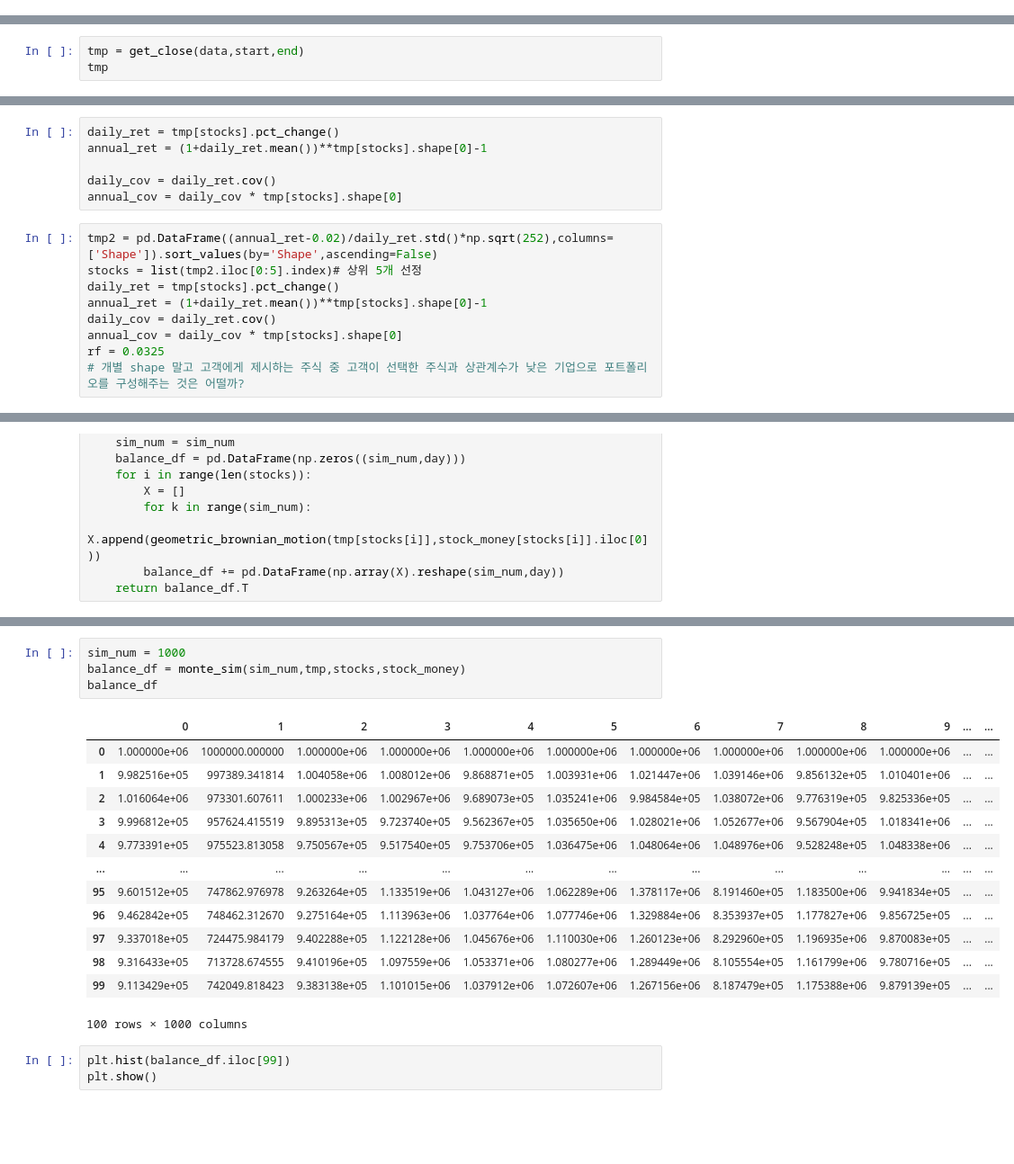
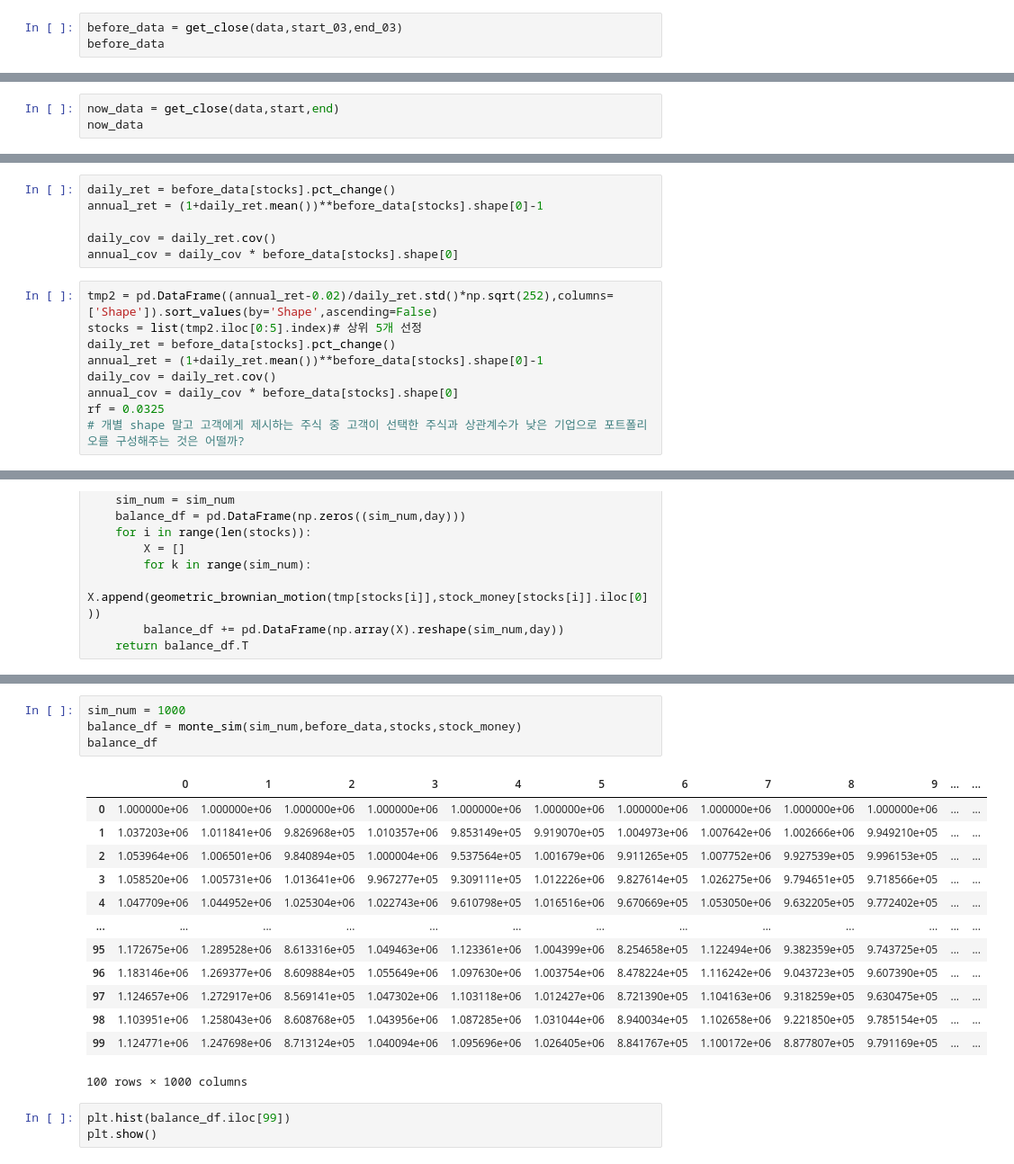
Before and after one commit to DanDanHeeWorld/to_upward, a Jupyter notebook: 포트폴리오구성+monte2.ipynb, the cells around one changed output, grey strips where cells are left out. Shown at 90% size. Cells and saved outputs as stored; diff of their text form; blank space fills up the shorter version.

```diff
--- a/포트폴리오구성+monte2.ipynb
+++ b/포트폴리오구성+monte2.ipynb
@@ -73,3 +92,6 @@ def get_close(data,start,end):
     for n in stocks:
         tmp[n] = stock.get_market_ohlcv(start, end, data[data['Name'] == n]['Code'])['종가']
     return tmp
+# %%
+before_data = get_close(data,start_03,end_03)
+before_data
@@ -76,6 +113,6 @@ def get_close(data,start,end):
 # %%
-tmp = get_close(data,start,end)
-tmp
+now_data = get_close(data,start,end)
+now_data
 # %% [output]
 |  | 삼성전자 | SK하이닉스 | POSCO홀딩스 | LG화학 | 현대차 | 기아 | LG전자 | HMM | LG이노텍 | 키움증권 | 효성첨단소재 | ... |
 | 날짜 |  |  |  |  |  |  |  |  |  |  |  | ... |
@@ -94,15 +148,15 @@ tmp
 # %%
-daily_ret = tmp[stocks].pct_change()
-annual_ret = (1+daily_ret.mean())**tmp[stocks].shape[0]-1
+daily_ret = before_data[stocks].pct_change()
+annual_ret = (1+daily_ret.mean())**before_data[stocks].shape[0]-1
 
 daily_cov = daily_ret.cov()
-annual_cov = daily_cov * tmp[stocks].shape[0]
+annual_cov = daily_cov * before_data[stocks].shape[0]
 # %%
 tmp2 = pd.DataFrame((annual_ret-0.02)/daily_ret.std()*np.sqrt(252),columns= ['Shape']).sort_values(by='Shape',ascending=False)
 stocks = list(tmp2.iloc[0:5].index)# 상위 5개 선정
-daily_ret = tmp[stocks].pct_change()
-annual_ret = (1+daily_ret.mean())**tmp[stocks].shape[0]-1
+daily_ret = before_data[stocks].pct_change()
+annual_ret = (1+daily_ret.mean())**before_data[stocks].shape[0]-1
 daily_cov = daily_ret.cov()
-annual_cov = daily_cov * tmp[stocks].shape[0]
+annual_cov = daily_cov * before_data[stocks].shape[0]
 rf = 0.0325
 # 개별 shape 말고 고객에게 제시하는 주식 중 고객이 선택한 주식과 상관계수가 낮은 기업으로 포트폴리오를 구성해주는 것은 어떨까?
@@ -274,20 +396,20 @@ stock_money
 # %%
 sim_num = 1000
-balance_df = monte_sim(sim_num,tmp,stocks,stock_money)
+balance_df = monte_sim(sim_num,before_data,stocks,stock_money)
 balance_df
 # %% [output]
 |  | 0 | 1 | 2 | 3 | 4 | 5 | 6 | 7 | 8 | 9 | ... | ... |
-| 0 | 1.000000e+06 | 1000000.000000 | 1.000000e+06 | 1.000000e+06 | 1.000000e+06 | 1.000000e+06 | 1.000000e+06 | 1.000000e+06 | 1.000000e+06 | 1.000000e+06 | ... | ... |
-| 1 | 9.982516e+05 | 997389.341814 | 1.004058e+06 | 1.008012e+06 | 9.868871e+05 | 1.003931e+06 | 1.021447e+06 | 1.039146e+06 | 9.856132e+05 | 1.010401e+06 | ... | ... |
-| 2 | 1.016064e+06 | 973301.607611 | 1.000233e+06 | 1.002967e+06 | 9.689073e+05 | 1.035241e+06 | 9.984584e+05 | 1.038072e+06 | 9.776319e+05 | 9.825336e+05 | ... | ... |
-| 3 | 9.996812e+05 | 957624.415519 | 9.895313e+05 | 9.723740e+05 | 9.562367e+05 | 1.035650e+06 | 1.028021e+06 | 1.052677e+06 | 9.567904e+05 | 1.018341e+06 | ... | ... |
-| 4 | 9.773391e+05 | 975523.813058 | 9.750567e+05 | 9.517540e+05 | 9.753706e+05 | 1.036475e+06 | 1.048064e+06 | 1.048976e+06 | 9.528248e+05 | 1.048338e+06 | ... | ... |
+| 0 | 1.000000e+06 | 1.000000e+06 | 1.000000e+06 | 1.000000e+06 | 1.000000e+06 | 1.000000e+06 | 1.000000e+06 | 1.000000e+06 | 1.000000e+06 | 1.000000e+06 | ... | ... |
+| 1 | 1.037203e+06 | 1.011841e+06 | 9.826968e+05 | 1.010357e+06 | 9.853149e+05 | 9.919070e+05 | 1.004973e+06 | 1.007642e+06 | 1.002666e+06 | 9.949210e+05 | ... | ... |
+| 2 | 1.053964e+06 | 1.006501e+06 | 9.840894e+05 | 1.000004e+06 | 9.537564e+05 | 1.001679e+06 | 9.911265e+05 | 1.007752e+06 | 9.927539e+05 | 9.996153e+05 | ... | ... |
+| 3 | 1.058520e+06 | 1.005731e+06 | 1.013641e+06 | 9.967277e+05 | 9.309111e+05 | 1.012226e+06 | 9.827614e+05 | 1.026275e+06 | 9.794651e+05 | 9.718566e+05 | ... | ... |
+| 4 | 1.047709e+06 | 1.044952e+06 | 1.025304e+06 | 1.022743e+06 | 9.610798e+05 | 1.016516e+06 | 9.670669e+05 | 1.053050e+06 | 9.632205e+05 | 9.772402e+05 | ... | ... |
 | ... | ... | ... | ... | ... | ... | ... | ... | ... | ... | ... | ... | ... |
-| 95 | 9.601512e+05 | 747862.976978 | 9.263264e+05 | 1.133519e+06 | 1.043127e+06 | 1.062289e+06 | 1.378117e+06 | 8.191460e+05 | 1.183500e+06 | 9.941834e+05 | ... | ... |
-| 96 | 9.462842e+05 | 748462.312670 | 9.275164e+05 | 1.113963e+06 | 1.037764e+06 | 1.077746e+06 | 1.329884e+06 | 8.353937e+05 | 1.177827e+06 | 9.856725e+05 | ... | ... |
-| 97 | 9.337018e+05 | 724475.984179 | 9.402288e+05 | 1.122128e+06 | 1.045676e+06 | 1.110030e+06 | 1.260123e+06 | 8.292960e+05 | 1.196935e+06 | 9.870083e+05 | ... | ... |
-| 98 | 9.316433e+05 | 713728.674555 | 9.410196e+05 | 1.097559e+06 | 1.053371e+06 | 1.080277e+06 | 1.289449e+06 | 8.105554e+05 | 1.161799e+06 | 9.780716e+05 | ... | ... |
-| 99 | 9.113429e+05 | 742049.818423 | 9.383138e+05 | 1.101015e+06 | 1.037912e+06 | 1.072607e+06 | 1.267156e+06 | 8.187479e+05 | 1.175388e+06 | 9.879139e+05 | ... | ... |
+| 95 | 1.172675e+06 | 1.289528e+06 | 8.613316e+05 | 1.049463e+06 | 1.123361e+06 | 1.004399e+06 | 8.254658e+05 | 1.122494e+06 | 9.382359e+05 | 9.743725e+05 | ... | ... |
+| 96 | 1.183146e+06 | 1.269377e+06 | 8.609884e+05 | 1.055649e+06 | 1.097630e+06 | 1.003754e+06 | 8.478224e+05 | 1.116242e+06 | 9.043723e+05 | 9.607390e+05 | ... | ... |
+| 97 | 1.124657e+06 | 1.272917e+06 | 8.569141e+05 | 1.047302e+06 | 1.103118e+06 | 1.012427e+06 | 8.721390e+05 | 1.104163e+06 | 9.318259e+05 | 9.630475e+05 | ... | ... |
+| 98 | 1.103951e+06 | 1.258043e+06 | 8.608768e+05 | 1.043956e+06 | 1.087285e+06 | 1.031044e+06 | 8.940034e+05 | 1.102658e+06 | 9.221850e+05 | 9.785154e+05 | ... | ... |
+| 99 | 1.124771e+06 | 1.247698e+06 | 8.713124e+05 | 1.040094e+06 | 1.095696e+06 | 1.026405e+06 | 8.841767e+05 | 1.100172e+06 | 8.877807e+05 | 9.791169e+05 | ... | ... |
 100 rows × 1000 columns
 # %%
 plt.hist(balance_df.iloc[99])
```
Also changed, not shown: parts of 34 cells of this notebook.
